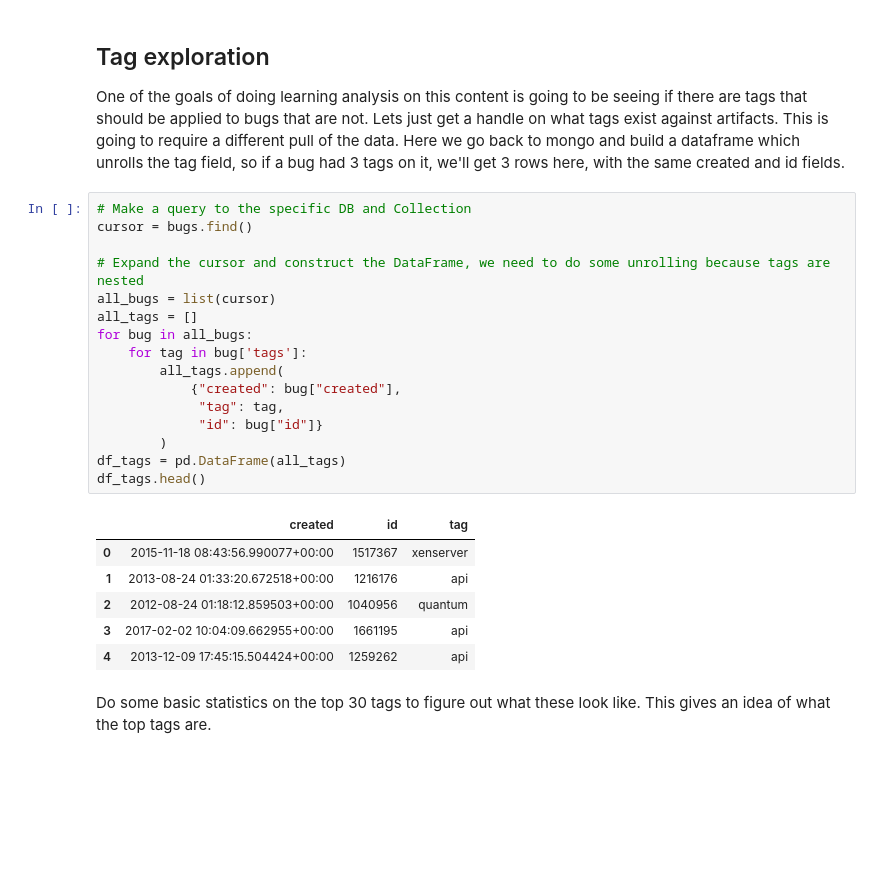
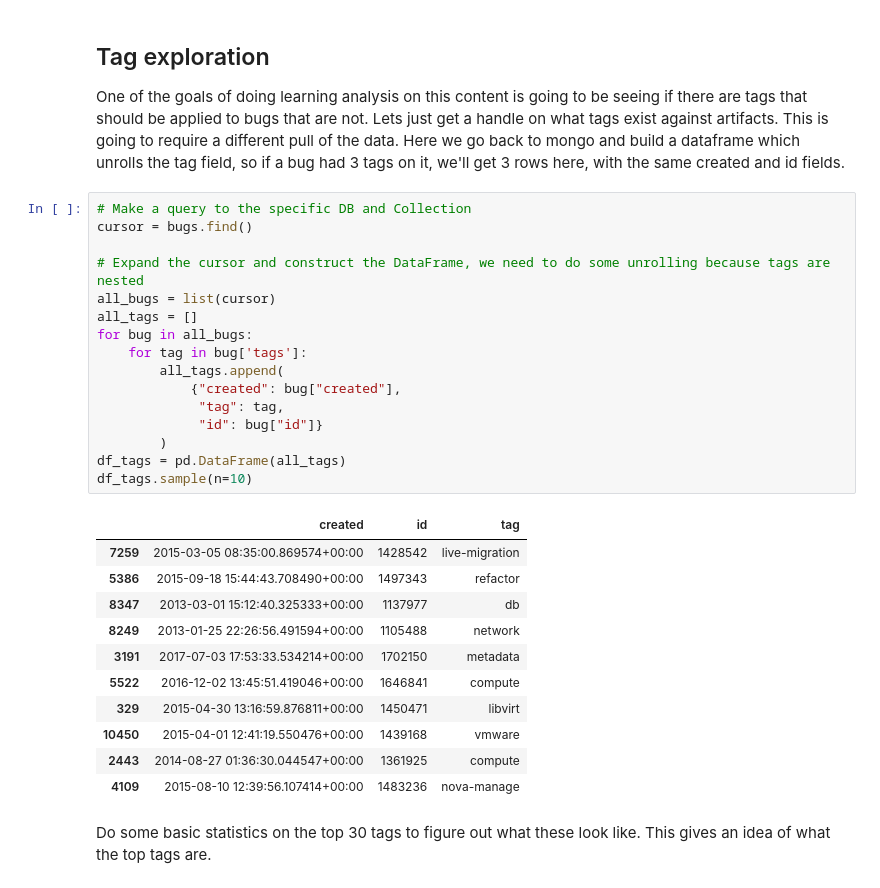
Before and after one commit to sdague/openstack-bugs-ml, a Jupyter notebook: Explore Nova Bugs.ipynb, the cells around one changed output. Drawn from its saved outputs; the diff is of its cells as text; blank space fills up the shorter version.

```diff
--- a/Explore Nova Bugs.ipynb
+++ b/Explore Nova Bugs.ipynb
@@ -164,26 +214,31 @@ One of the goals of doing learning analysis on this content is going to be seein
 # %%
 # Make a query to the specific DB and Collection
 cursor = bugs.find()
 
 # Expand the cursor and construct the DataFrame, we need to do some unrolling because tags are nested
 all_bugs = list(cursor)
 all_tags = []
 for bug in all_bugs:
     for tag in bug['tags']:
         all_tags.append(
             {"created": bug["created"],
              "tag": tag,
              "id": bug["id"]}
         )
 df_tags = pd.DataFrame(all_tags)
-df_tags.head()
+df_tags.sample(n=10)
 # %% [output]
 |  | created | id | tag |
-| 0 | 2015-11-18 08:43:56.990077+00:00 | 1517367 | xenserver |
-| 1 | 2013-08-24 01:33:20.672518+00:00 | 1216176 | api |
-| 2 | 2012-08-24 01:18:12.859503+00:00 | 1040956 | quantum |
-| 3 | 2017-02-02 10:04:09.662955+00:00 | 1661195 | api |
-| 4 | 2013-12-09 17:45:15.504424+00:00 | 1259262 | api |
+| 7259 | 2015-03-05 08:35:00.869574+00:00 | 1428542 | live-migration |
+| 5386 | 2015-09-18 15:44:43.708490+00:00 | 1497343 | refactor |
+| 8347 | 2013-03-01 15:12:40.325333+00:00 | 1137977 | db |
+| 8249 | 2013-01-25 22:26:56.491594+00:00 | 1105488 | network |
+| 3191 | 2017-07-03 17:53:33.534214+00:00 | 1702150 | metadata |
+| 5522 | 2016-12-02 13:45:51.419046+00:00 | 1646841 | compute |
+| 329 | 2015-04-30 13:16:59.876811+00:00 | 1450471 | libvirt |
+| 10450 | 2015-04-01 12:41:19.550476+00:00 | 1439168 | vmware |
+| 2443 | 2014-08-27 01:36:30.044547+00:00 | 1361925 | compute |
+| 4109 | 2015-08-10 12:39:56.107414+00:00 | 1483236 | nova-manage |
 # %% [markdown]
 Do some basic statistics on the top 30 tags to figure out what these look like. This gives an idea of what the top tags are.
 # %%
```
Also changed, not shown: parts of 9 cells of this notebook.
